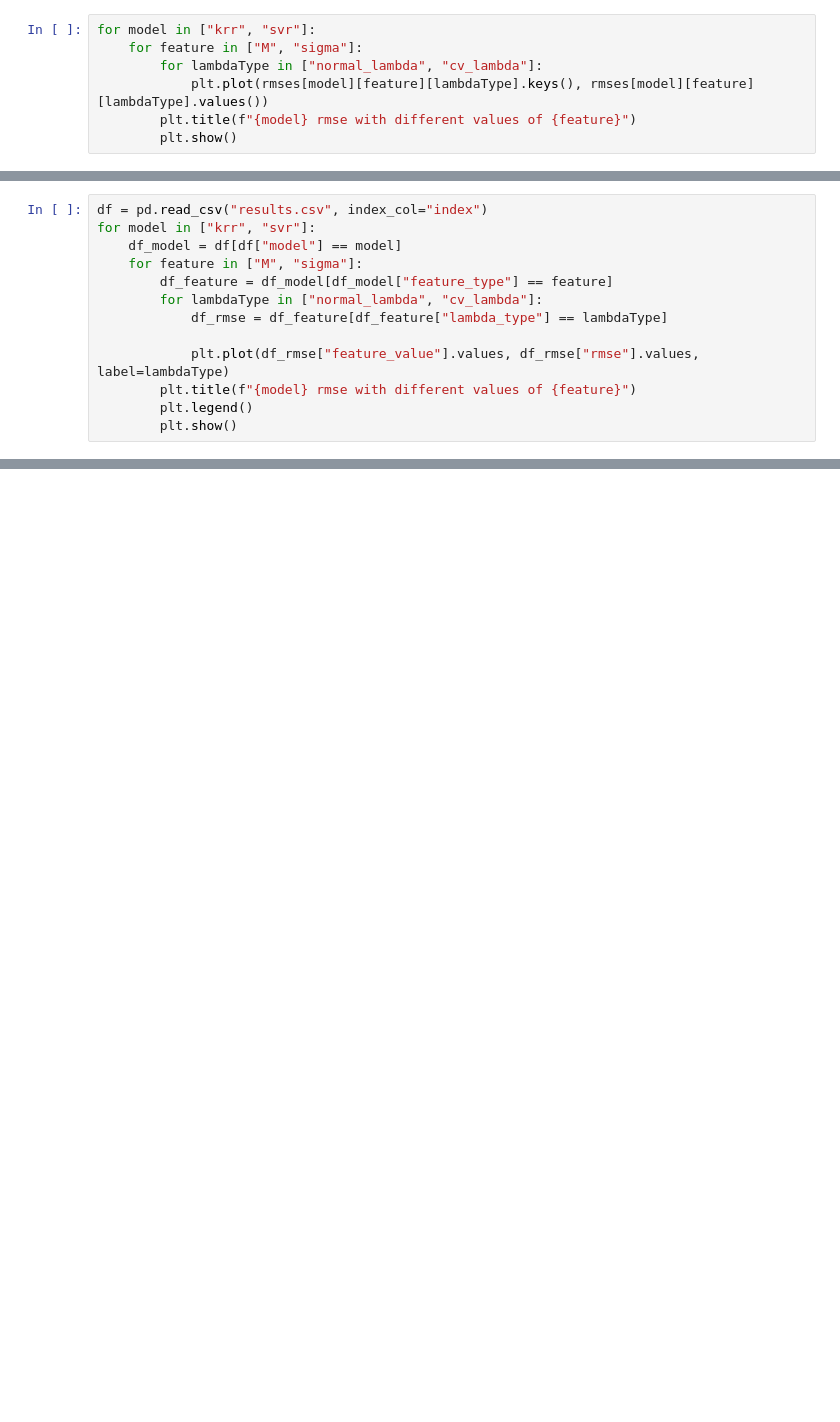
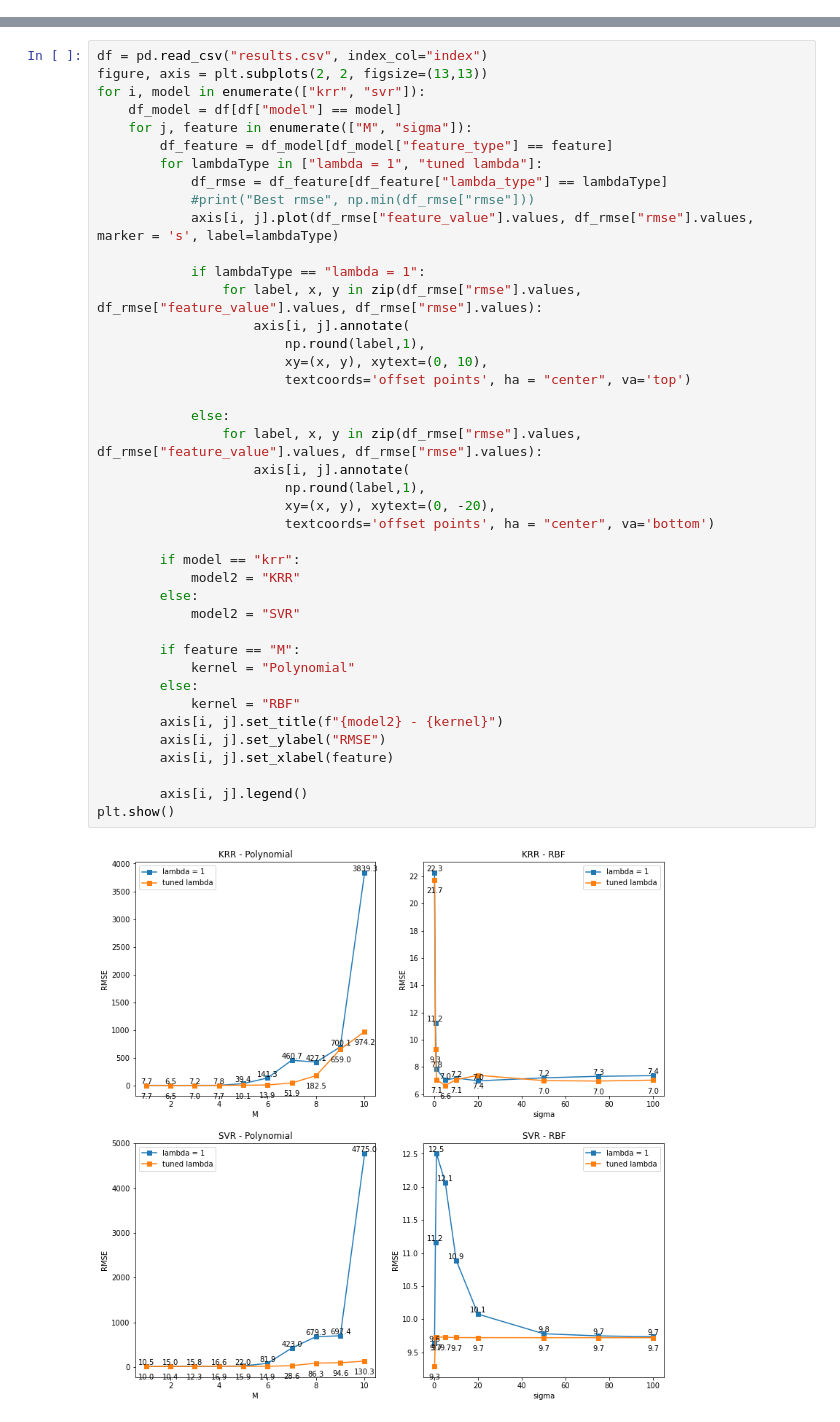
Before and after one commit to KalcMatej99/ML-homeworks, a Jupyter notebook: HW4/house.ipynb, the cells around one changed output, grey strips where cells are left out. Cells and saved outputs as stored; diff of their text form; blank space fills up the shorter version.

```diff
--- a/HW4/house.ipynb
+++ b/HW4/house.ipynb
@@ -186,7 +4,0 @@ for sigma in np.arange(0, 1.0, 0.01):
-# %%
-for model in ["krr", "svr"]:
-    for feature in ["M", "sigma"]:
-        for lambdaType in ["normal_lambda", "cv_lambda"]:
-            plt.plot(rmses[model][feature][lambdaType].keys(), rmses[model][feature][lambdaType].values())
-        plt.title(f"{model} rmse with different values of {feature}")
-        plt.show()
@@ -195,13 +4,0 @@ NameError: name 'rmses' is not defined
-# %%
-df = pd.read_csv("results.csv", index_col="index")
-for model in ["krr", "svr"]:
-    df_model = df[df["model"] == model]
-    for feature in ["M", "sigma"]:
-        df_feature = df_model[df_model["feature_type"] == feature]
-        for lambdaType in ["normal_lambda", "cv_lambda"]:
-            df_rmse = df_feature[df_feature["lambda_type"] == lambdaType]
-
-            plt.plot(df_rmse["feature_value"].values, df_rmse["rmse"].values, label=lambdaType)
-        plt.title(f"{model} rmse with different values of {feature}")
-        plt.legend()
-        plt.show()
@@ -212,0 +5,43 @@ for model in ["krr", "svr"]:
+# %%
+df = pd.read_csv("results.csv", index_col="index")
+figure, axis = plt.subplots(2, 2, figsize=(13,13))
+for i, model in enumerate(["krr", "svr"]):
+    df_model = df[df["model"] == model]
+    for j, feature in enumerate(["M", "sigma"]):
+        df_feature = df_model[df_model["feature_type"] == feature]
+        for lambdaType in ["lambda = 1", "tuned lambda"]:
+            df_rmse = df_feature[df_feature["lambda_type"] == lambdaType]
+            #print("Best rmse", np.min(df_rmse["rmse"]))
+            axis[i, j].plot(df_rmse["feature_value"].values, df_rmse["rmse"].values, marker = 's', label=lambdaType)
+
+            if lambdaType == "lambda = 1":
+                for label, x, y in zip(df_rmse["rmse"].values, df_rmse["feature_value"].values, df_rmse["rmse"].values):
+                    axis[i, j].annotate(
+                        np.round(label,1),
+                        xy=(x, y), xytext=(0, 10),
+                        textcoords='offset points', ha = "center", va='top')
+
+            else:
+                for label, x, y in zip(df_rmse["rmse"].values, df_rmse["feature_value"].values, df_rmse["rmse"].values):
+                    axis[i, j].annotate(
+                        np.round(label,1),
+                        xy=(x, y), xytext=(0, -20),
+                        textcoords='offset points', ha = "center", va='bottom')
+
+        if model == "krr":
+            model2 = "KRR"
+        else:
+            model2 = "SVR"
+
+        if feature == "M":
+            kernel = "Polynomial"
+        else:
+            kernel = "RBF"
+        axis[i, j].set_title(f"{model2} - {kernel}")
+        axis[i, j].set_ylabel("RMSE")
+        axis[i, j].set_xlabel(feature)
+
+        axis[i, j].legend()
+plt.show()
+# %% [output]
+[figure, added]
```
Also changed, not shown: parts of 10 cells of this notebook, 7 other files.
